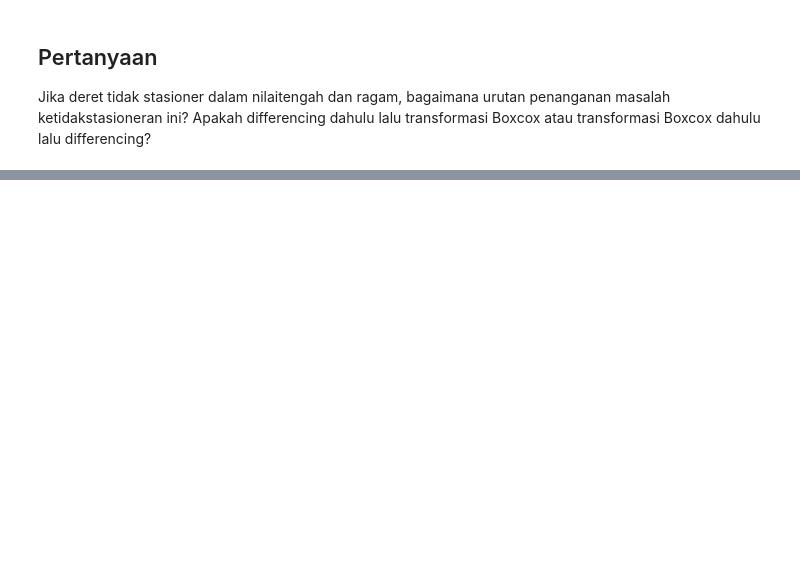
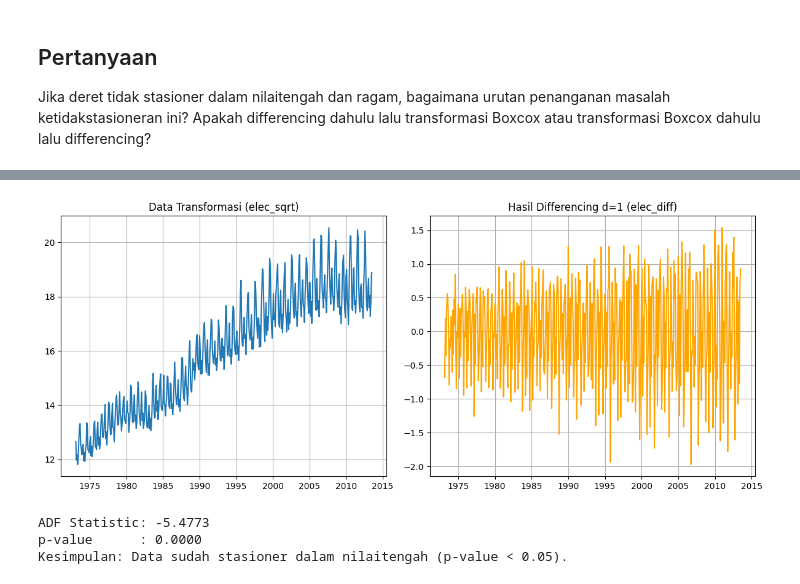
Before and after one commit to 18felasofa/Analisis-Deret-Waktu, a Jupyter notebook: Hands_On_Minggu_4_STA1542_Eksplorasi_Data_Deret_Waktu.ipynb, the cells around one changed output, grey strips where cells are left out. Cells and saved outputs as stored; diff of their text form; code cells hidden in the pictures; blank space fills up the shorter version.

```diff
--- a/Hands_On_Minggu_4_STA1542_Eksplorasi_Data_Deret_Waktu.ipynb
+++ b/Hands_On_Minggu_4_STA1542_Eksplorasi_Data_Deret_Waktu.ipynb
@@ -647,0 +672,41 @@ Jika deret tidak stasioner dalam nilaitengah dan ragam, bagaimana urutan penanga
+# %%
+import matplotlib.pyplot as plt
+from statsmodels.tsa.stattools import adfuller
+
+# 1. Melakukan Diferensiasi Non-Musiman (d=1)
+# .diff(1) menghitung selisih Y_t - Y_{t-1}
+# .dropna() menghapus nilai NaN di baris pertama akibat proses selisih
+elec_diff = elec_sqrt.diff(1).dropna()
+
+# 2. Plot Perbandingan Sebelum dan Sesudah Differencing
+plt.figure(figsize=(12, 5))
+
+plt.subplot(1, 2, 1)
+plt.plot(elec_sqrt)
+plt.title('Data Transformasi (elec_sqrt)')
+plt.grid(True)
+
+plt.subplot(1, 2, 2)
+plt.plot(elec_diff, color='orange')
+plt.title('Hasil Differencing d=1 (elec_diff)')
+plt.grid(True)
+
+plt.tight_layout()
+plt.show()
+
+# 3. Uji ADF untuk Mengecek Kestasioneran Nilaitengah
+adf_result = adfuller(elec_diff, autolag='AIC')
+print(f'ADF Statistic: {adf_result[0]:.4f}')
+print(f'p-value      : {adf_result[1]:.4f}')
+
+if adf_result[1] < 0.05:
+    print("Kesimpulan: Data sudah stasioner dalam nilaitengah (p-value < 0.05).")
+else:
+    print(
+        "Kesimpulan: Data belum stasioner, mungkin memerlukan diferensiasi musiman (D=1)."
+    )
+# %% [output]
+[figure, added]
+ADF Statistic: -5.4773
+p-value      : 0.0000
+Kesimpulan: Data sudah stasioner dalam nilaitengah (p-value < 0.05).
```
Also changed, not shown: parts of 9 cells of this notebook.
